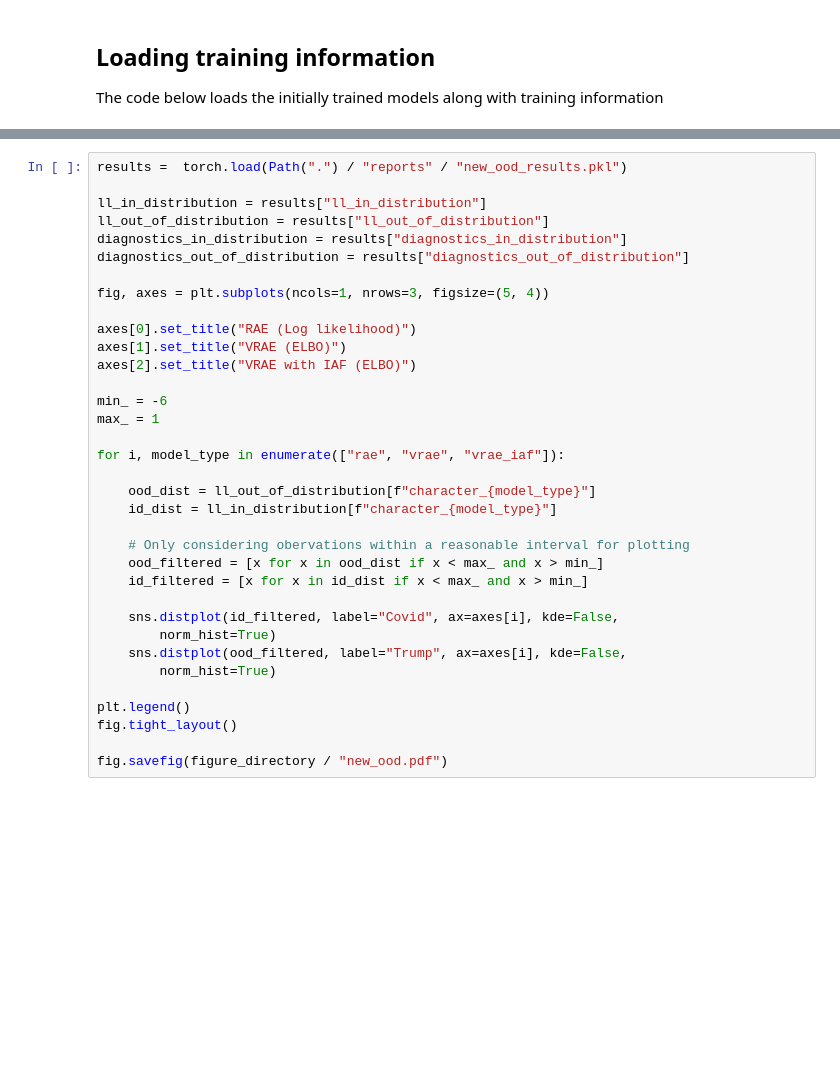
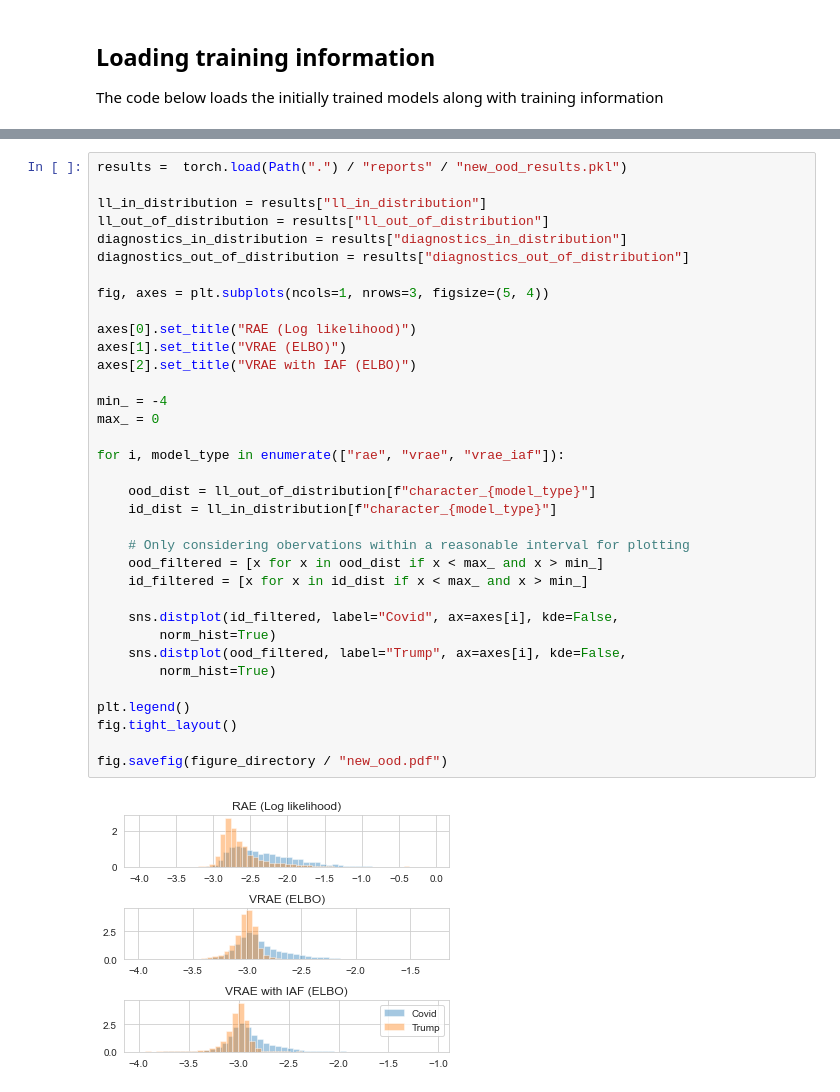
Before and after one commit to MikkelGroenning/deep_learning_project_with_corti, a Jupyter notebook: notebooks/results.ipynb, the cells around one changed output, grey strips where cells are left out. Drawn from its saved outputs; the diff is of its cells as text; blank space fills up the shorter version.

```diff
--- a/notebooks/results.ipynb
+++ b/notebooks/results.ipynb
@@ -252,33 +270,35 @@ results =  torch.load(Path(".") / "reports" / "new_ood_results.pkl")
 ll_in_distribution = results["ll_in_distribution"]
 ll_out_of_distribution = results["ll_out_of_distribution"]
 diagnostics_in_distribution = results["diagnostics_in_distribution"]
 diagnostics_out_of_distribution = results["diagnostics_out_of_distribution"]
 
 fig, axes = plt.subplots(ncols=1, nrows=3, figsize=(5, 4))
 
 axes[0].set_title("RAE (Log likelihood)")
 axes[1].set_title("VRAE (ELBO)")
 axes[2].set_title("VRAE with IAF (ELBO)")
 
-min_ = -6
-max_ = 1
+min_ = -4
+max_ = 0
 
 for i, model_type in enumerate(["rae", "vrae", "vrae_iaf"]):
 
     ood_dist = ll_out_of_distribution[f"character_{model_type}"]
     id_dist = ll_in_distribution[f"character_{model_type}"]
 
     # Only considering obervations within a reasonable interval for plotting
     ood_filtered = [x for x in ood_dist if x < max_ and x > min_]
     id_filtered = [x for x in id_dist if x < max_ and x > min_]
 
     sns.distplot(id_filtered, label="Covid", ax=axes[i], kde=False,
         norm_hist=True)
     sns.distplot(ood_filtered, label="Trump", ax=axes[i], kde=False,
         norm_hist=True)
 
 plt.legend()
 fig.tight_layout()
 
 fig.savefig(figure_directory / "new_ood.pdf")
+# %% [output]
+[figure, added]
 # %%
```
Also changed, not shown: parts of 9 cells of this notebook, 2 other files.
